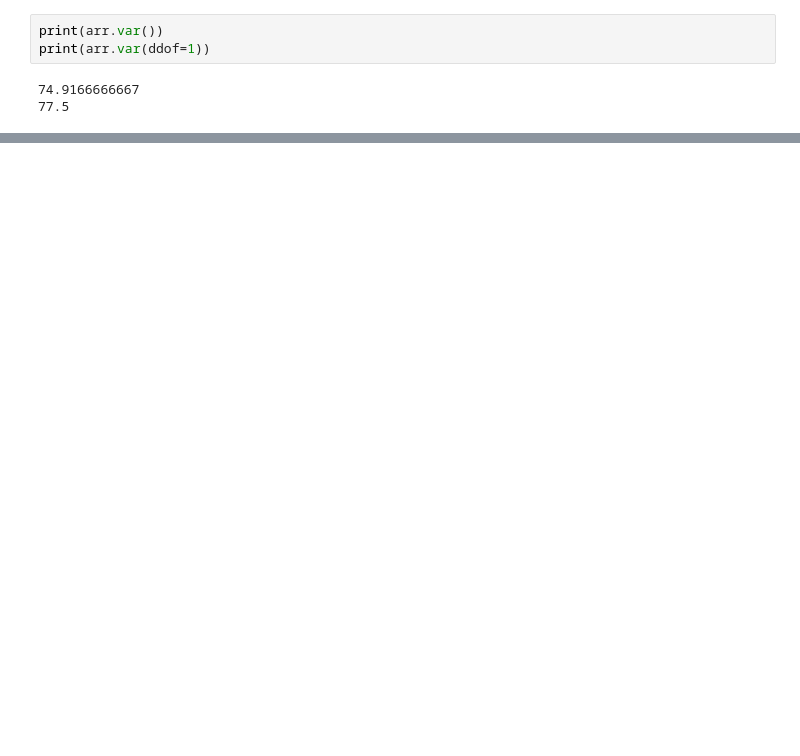
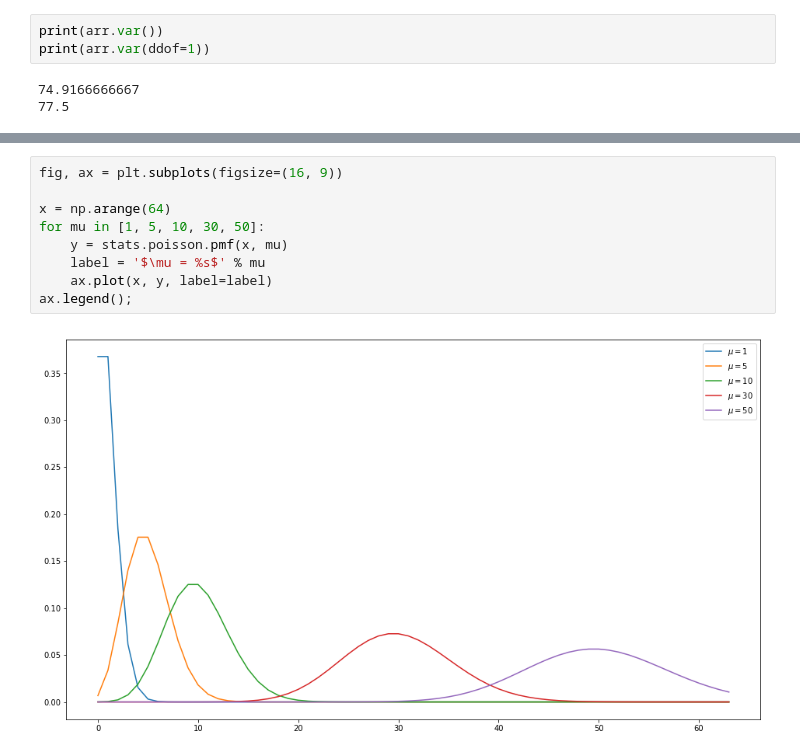
Before and after one commit to grochmal/daml, a Jupyter notebook: stats/stats-basics.ipynb, the cells around one changed output, grey strips where cells are left out. Saved outputs shown, nothing was run; the diff lists cells and outputs as text; blank space fills up the shorter version.

```diff
--- a/stats/stats-basics.ipynb
+++ b/stats/stats-basics.ipynb
@@ -96,0 +227,11 @@ print(stats.pearsonr(arr, acr))
+# %%
+fig, ax = plt.subplots(figsize=(16, 9))
+
+x = np.arange(64)
+for mu in [1, 5, 10, 30, 50]:
+    y = stats.poisson.pmf(x, mu)
+    label = '$\mu = %s$' % mu
+    ax.plot(x, y, label=label)
+ax.legend();
+# %% [output]
+[figure, added]
```
Also changed, not shown: parts of 20 cells of this notebook, 4 other files.
